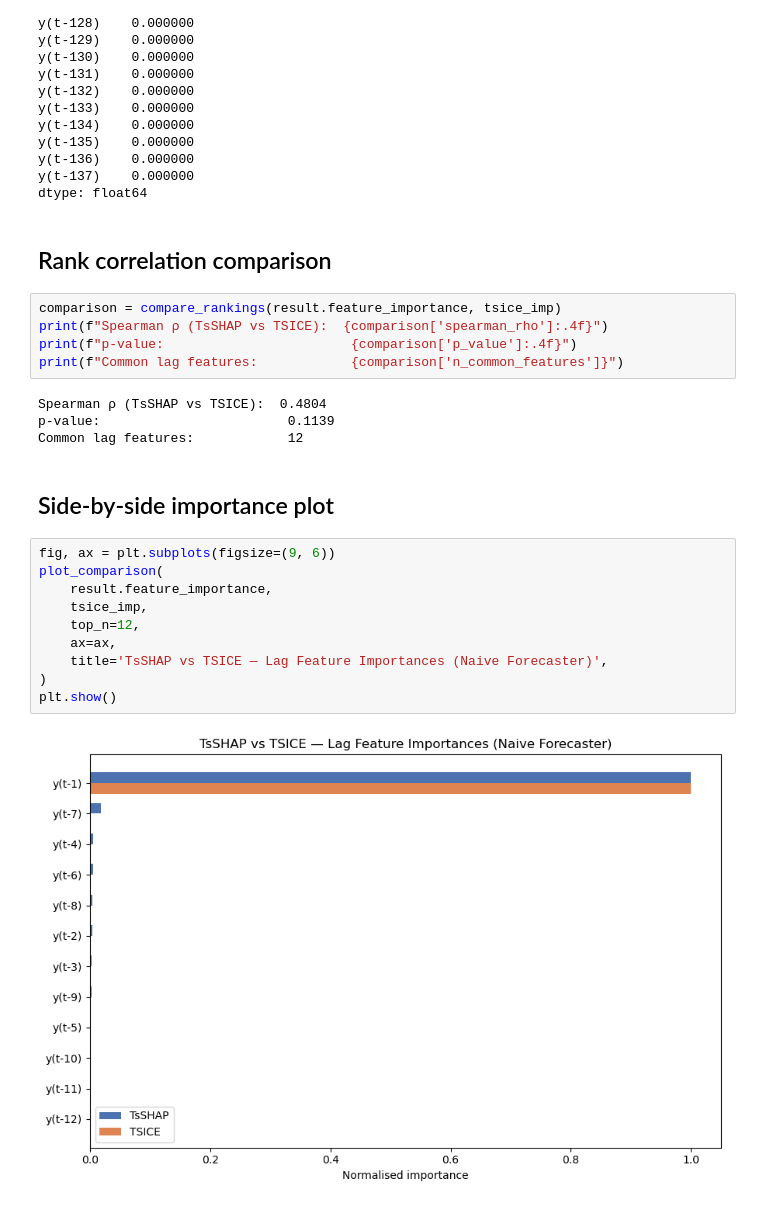
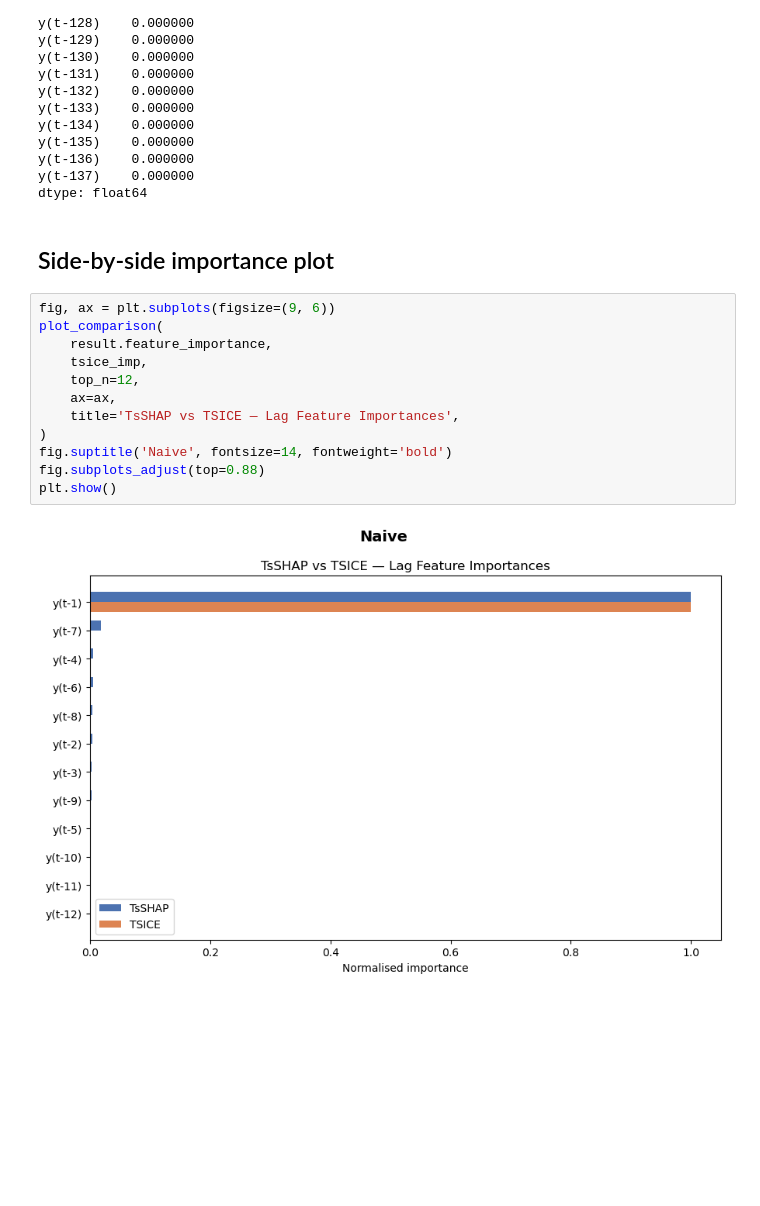
Before and after one commit to ElizaKnapp/tsshap, a Jupyter notebook: notebooks/03_tsice_comparison.ipynb, the cells around one changed output. Saved outputs shown, nothing was run; the diff lists cells and outputs as text; blank space fills up the shorter version.

```diff
--- a/notebooks/03_tsice_comparison.ipynb
+++ b/notebooks/03_tsice_comparison.ipynb
@@ -106,28 +114,19 @@ y(t-135)    0.000000
 y(t-136)    0.000000
 y(t-137)    0.000000
 dtype: float64
-# %% [markdown]
-## Rank correlation comparison
-# %%
-comparison = compare_rankings(result.feature_importance, tsice_imp)
-print(f"Spearman ρ (TsSHAP vs TSICE):  {comparison['spearman_rho']:.4f}")
-print(f"p-value:                        {comparison['p_value']:.4f}")
-print(f"Common lag features:            {comparison['n_common_features']}")
-# %% [output]
-Spearman ρ (TsSHAP vs TSICE):  0.4804
-p-value:                        0.1139
-Common lag features:            12
 # %% [markdown]
 ## Side-by-side importance plot
 # %%
 fig, ax = plt.subplots(figsize=(9, 6))
 plot_comparison(
     result.feature_importance,
     tsice_imp,
     top_n=12,
     ax=ax,
-    title='TsSHAP vs TSICE — Lag Feature Importances (Naive Forecaster)',
+    title='TsSHAP vs TSICE — Lag Feature Importances',
 )
+fig.suptitle('Naive', fontsize=14, fontweight='bold')
+fig.subplots_adjust(top=0.88)
 plt.show()
 # %% [output]
-[figure, old version]
+[figure, new version]
```
Also changed, not shown: parts of 6 cells of this notebook, 12 other files.
